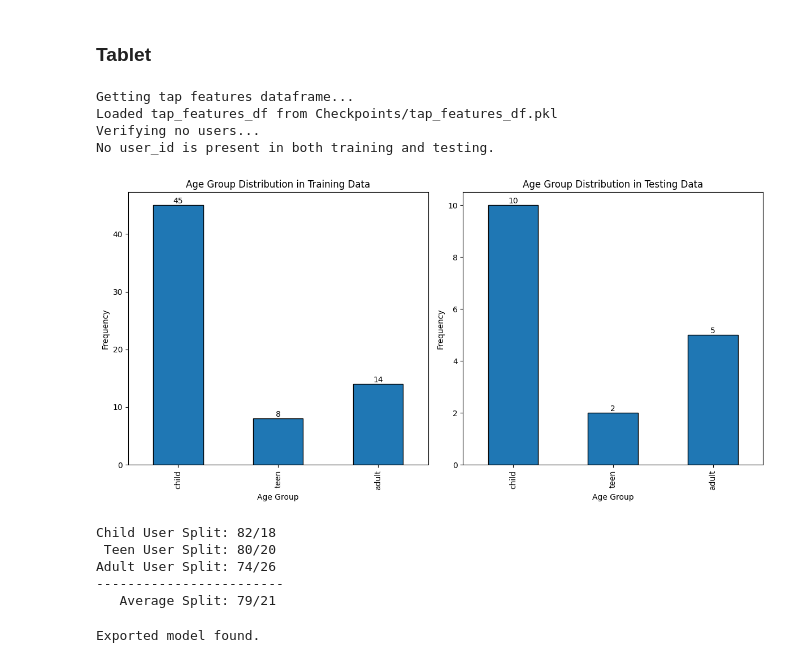
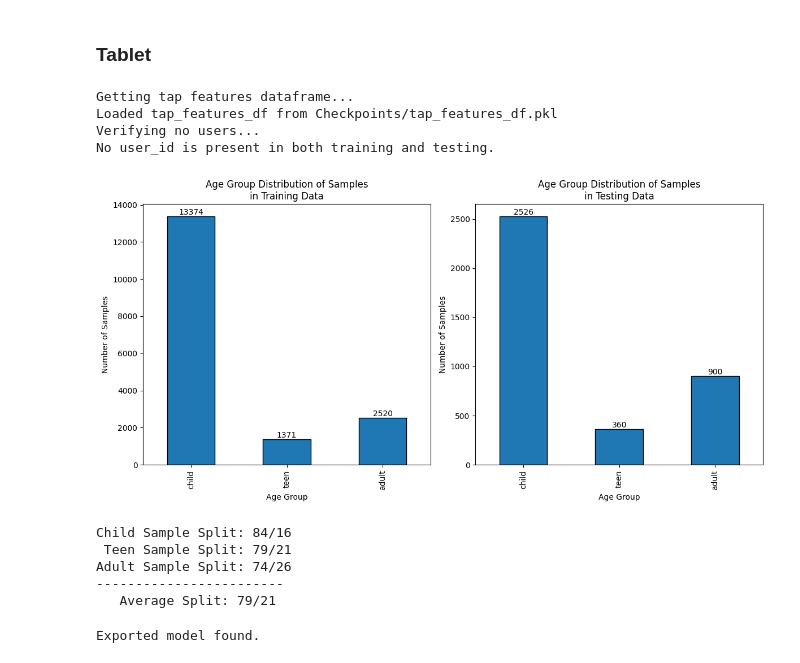
Before and after one commit to tbirms/ChildSafetyProject, a Jupyter notebook: Notebooks/age-group-classification-parallel-fusion.ipynb, the cells around one changed output. Saved outputs shown, nothing was run; the diff lists cells and outputs as text; code cells hidden in the pictures.

Commit message:
update Age Group Distribution histogram to report num of Samples in each group

```diff
--- a/Notebooks/age-group-classification-parallel-fusion.ipynb
+++ b/Notebooks/age-group-classification-parallel-fusion.ipynb
@@ -2871,30 +2933,30 @@ del y_pred
 # %%
 # globals
 gesture = 'tap'
 device_type = 'tablet'
 direction = None
 
 # get data
 df = get_features_df(gesture, device_type, direction)
 
 # split data
 X_train, X_test, y_train, y_test, groups = train_test_split_on_users(df)
 verify_users(X_train, X_test)
-plot_train_test_split(X_train, X_test)
-report_train_test_split(X_train, X_test)
+plot_train_test_sample_split(X_train, X_test)
+report_train_test_sample_split(X_train, X_test)
 
 # remove unnused columns
 X_train = remove_columns(X_train)
 X_test = remove_columns(X_test)
 # %% [output]
 Getting tap features dataframe...
 Loaded tap_features_df from Checkpoints/tap_features_df.pkl
 Verifying no users...
 No user_id is present in both training and testing.
-[figure, old version]
+[figure, new version]
-Child User Split: 82/18
- Teen User Split: 80/20
-Adult User Split: 74/26
+Child Sample Split: 84/16
+ Teen Sample Split: 79/21
+Adult Sample Split: 74/26
 ------------------------
    Average Split: 79/21
 # %%
```
Also changed, not shown: parts of 14 cells of this notebook.
